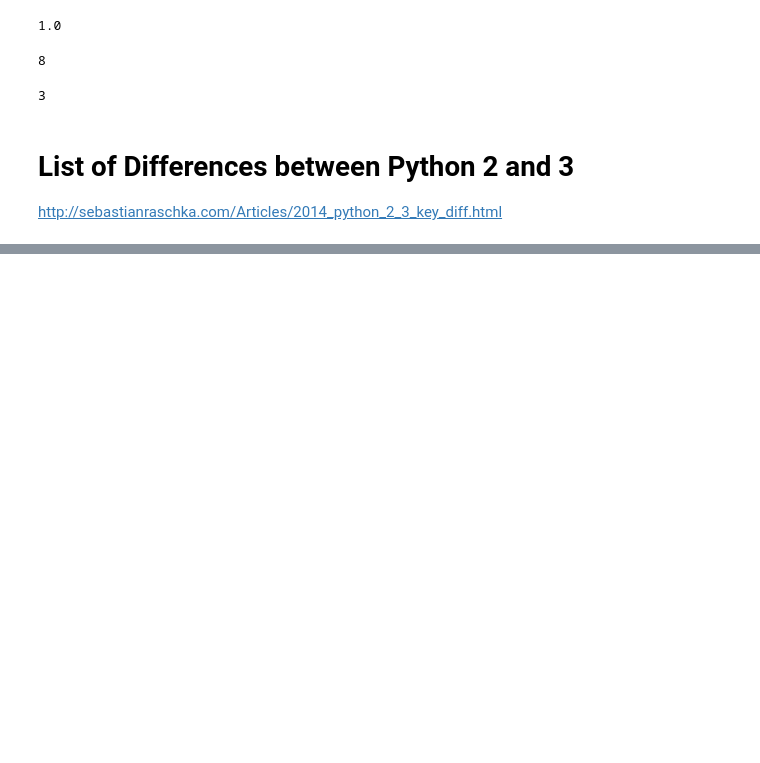
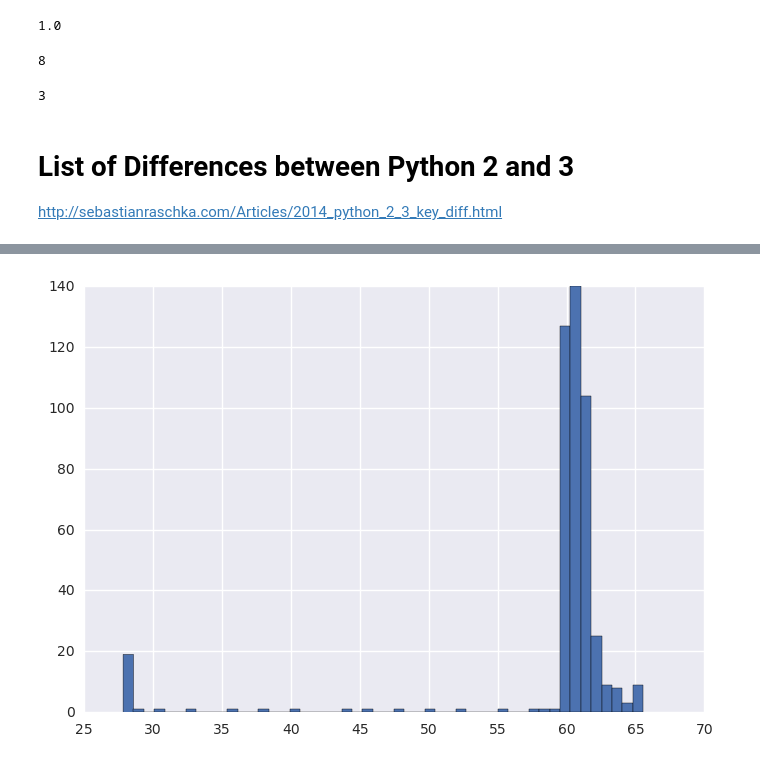
Before and after one commit to tmdojo/pythonmeetup, a Jupyter notebook: 20170726/PythonMeetup20170726.ipynb, the cells around one changed output, grey strips where cells are left out. Drawn from its saved outputs; the diff is of its cells as text; code cells hidden in the pictures; blank space fills up the shorter version.

```diff
--- a/20170726/PythonMeetup20170726.ipynb
+++ b/20170726/PythonMeetup20170726.ipynb
@@ -57,0 +185,7 @@ from matplotlib import pyplot as plt
+# %%
+plt.hist(temperature, bins=50);
+
+# save plot
+plt.savefig(logname + "_hist.png")
+# %% [output]
+[figure, added]
```
Also changed, not shown: parts of 32 cells of this notebook, 8 other files.
